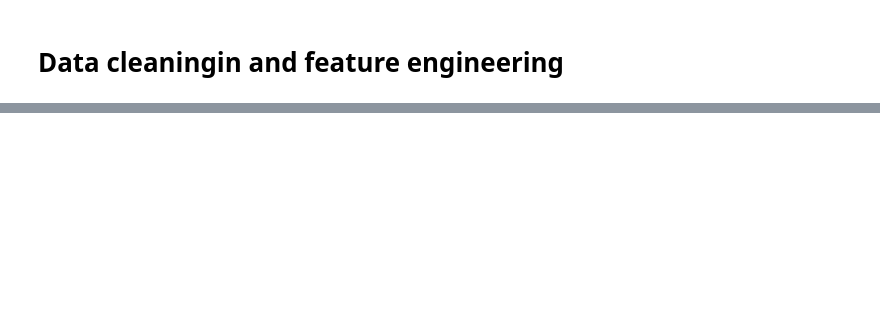
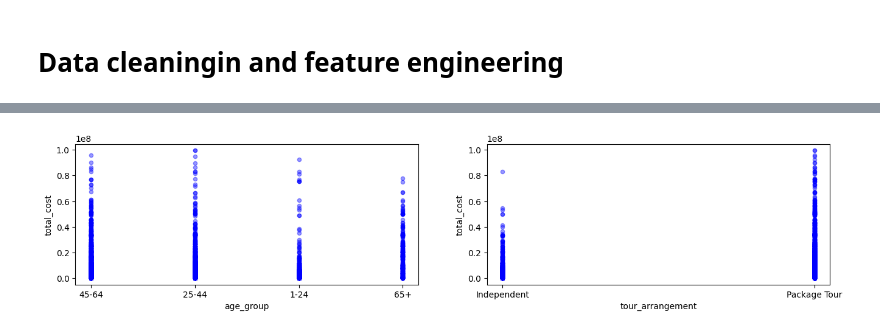
Before and after one commit to yaseminerguezel/tanzania-tourism-expenditure-model, a Jupyter notebook: data-cleaning.ipynb, the cells around one changed output, grey strips where cells are left out. Cells and saved outputs as stored; diff of their text form; code cells hidden in the pictures; blank space fills up the shorter version.

```diff
--- a/data-cleaning.ipynb
+++ b/data-cleaning.ipynb
@@ -141,0 +322,14 @@ data_all9.head(20)
+# %%
+df.country = df.country.replace("SWIZERLAND", "SWITZERLAND")
+df.country = df.country.replace("BURGARIA","BULGARIA")
+df.country = df.country.replace("MALT","MALTA")
+df.country = df.country.replace("DRC","DEMOCRATIC REPUBLIC OF THE CONGO")
+df.country = df.country.replace("DRC","DEMOCRATIC REPUBLIC OF THE CONGO")
+df.country = df.country.replace("SCOTLAND","UNITED KINGDOM")
+df.country = df.country.replace("UAE","UNITED ARAB EMIRATES")
+df.country = df.country.replace("PHILIPINES","PHILIPPINES")
+df.country = df.country.replace("DJIBOUT","DJIBOUTI")
+df.country = df.country.replace("MORROCO","MOROCCO")
+# %%
+# transform total_cost in euro and create a new column `total_cost_euro`
+df.eval('total_cost_euro = total_cost* 0.00044', inplace = True)
@@ -141,0 +338,9 @@ data_all9.head(20)
+# %%
+!pip install country-converter
+import country_converter as coco
+
+cc = coco.CountryConverter()
+iso3 = np.array([])
+for i in range(0, len(df)):
+    iso3= np.append(iso3, cc.convert(names=df['country'][i], to='ISO3' ))
+df['ISO3'] = pd.DataFrame(iso3)
@@ -141,0 +354,7 @@ data_all9.head(20)
+# %%
+cc = coco.CountryConverter()
+continent = np.array([])
+for i in range(0, len(df)):
+    continent = np.append(continent, cc.convert(names=df['country'][i], to='continent' ))
+df['continent'] = pd.DataFrame(continent)
+df.columns
@@ -197,0 +431,8 @@ memory usage: 902.1 KB
+# %%
+# Create plots to identify categorical features
+fig, axes = plt.subplots(nrows=1, ncols=2, figsize=(16,3))
+
+for xcol, ax in zip(['age_group', 'tour_arrangement'], axes):
+    df.plot(kind='scatter', x=xcol, y='total_cost', ax=ax, alpha=0.4, color='b')
+# %% [output]
+[figure, added]
```
Also changed, not shown: parts of 123 cells of this notebook.
